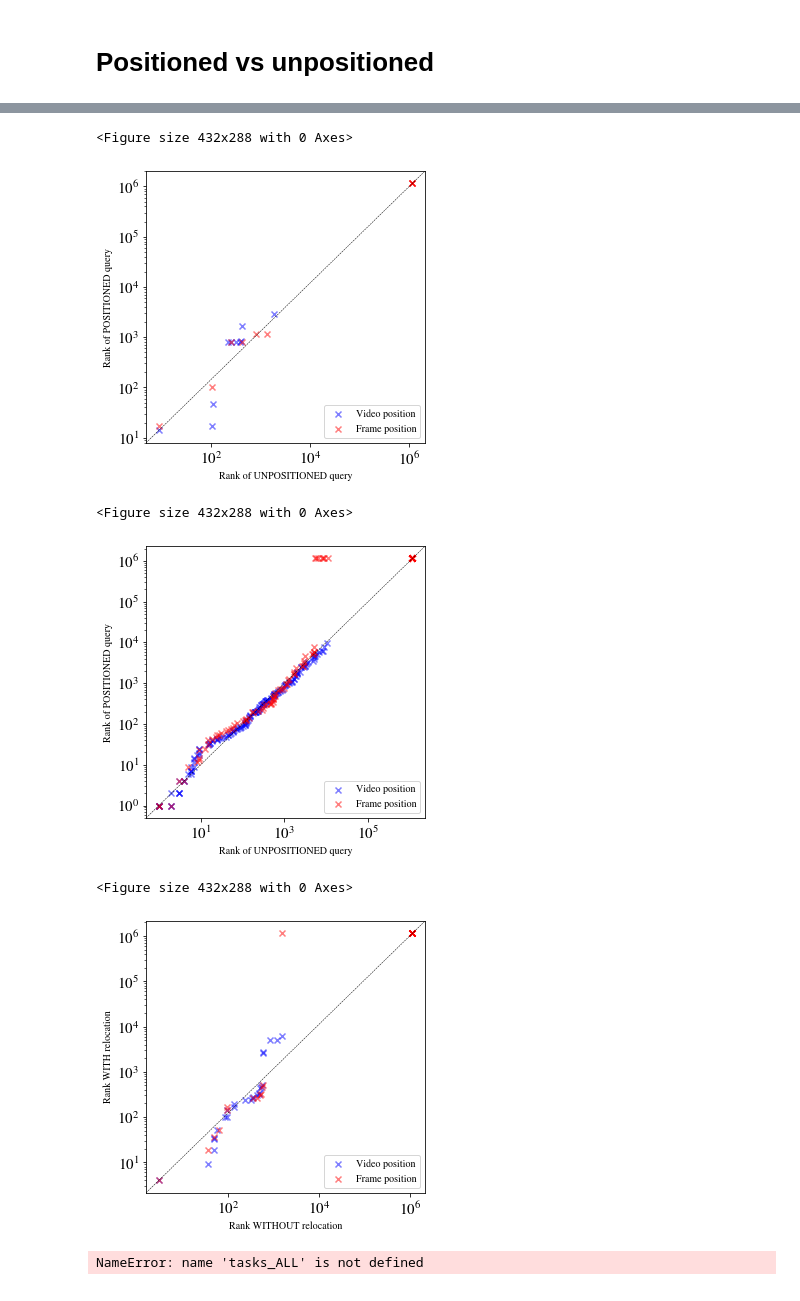
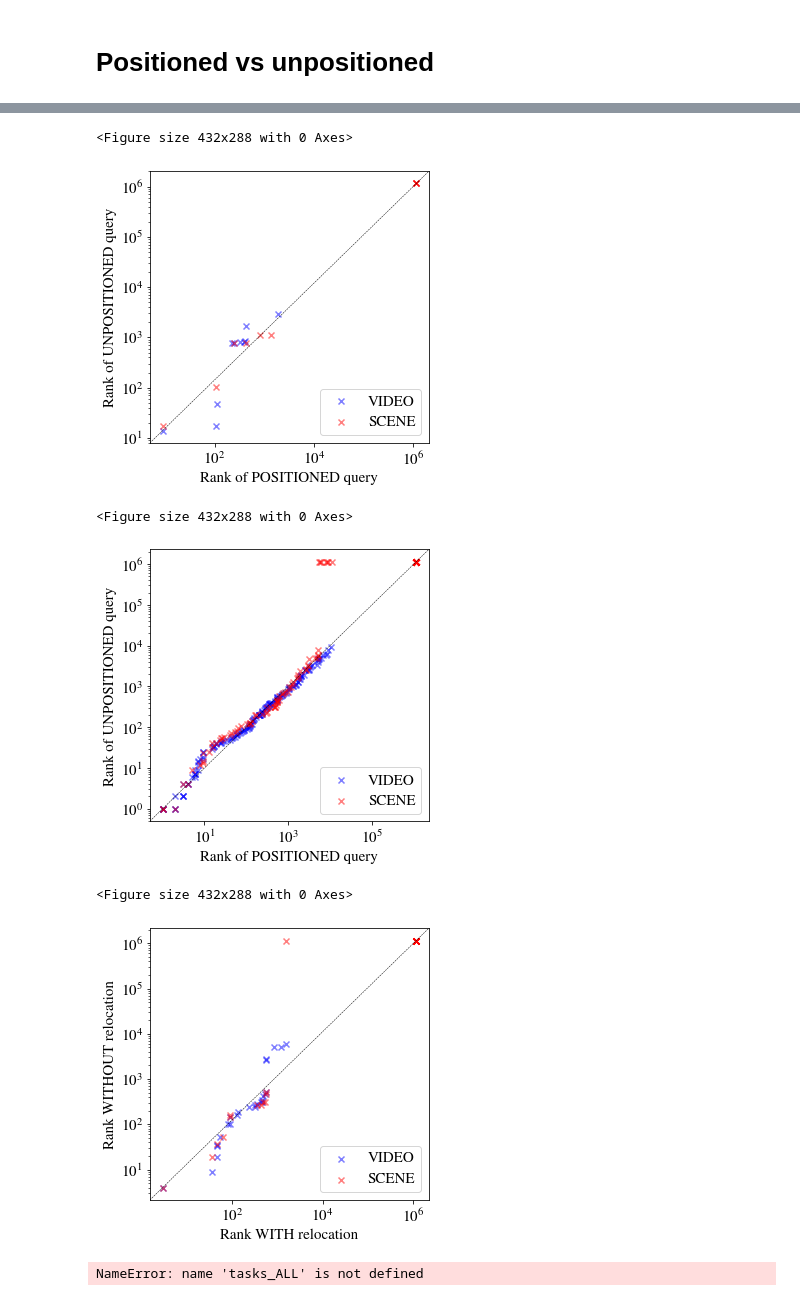
Before and after one commit to siret-junior/log-analyzer, a Jupyter notebook: process_stats.ipynb, the cells around one changed output, grey strips where cells are left out. Cells and saved outputs as stored; diff of their text form; code cells hidden in the pictures.

```diff
--- a/process_stats.ipynb
+++ b/process_stats.ipynb
@@ -129,8 +130,8 @@ def plot_cumul(file, label, title, legend_labels=["FRAME: Positioned", "FRAME: U
 # %%
 
 def plot_scatter(file, label, title,
-    legend_labels=["Video position", "Frame position"],
-    axes_labels=['Rank of UNPOSITIONED query', 'Rank of POSITIONED query']
+    legend_labels=["VIDEO", "SCENE"],
+    axes_labels=['Rank of POSITIONED query', 'Rank of UNPOSITIONED query']
     ):
 
     pos = []
@@ -169,21 +170,18 @@ def plot_scatter(file, label, title,
     plt.rcParams["mathtext.fontset"] = "stix"
     #ax.set_title(f"{title}", y=1.0, fontsize=20, loc='right')
     ax.yaxis.set_major_locator(MaxNLocator(integer=True))
-
     ax.xaxis.set_ticks_position('bottom')
 
-    # Set y axis range
-    #ax.set_ylim(0, len(ys_unpos_v) - 1)
-    #ax.set_xticks([10,100,1000,10000,100000,100000])
-    #ax.set_xticks([])
-    #ax.set_xlim(xmin=1, xmax=1000000)
     ax.tick_params(axis='x', labelsize=15)
     ax.tick_params(axis='y', labelsize=15)
 
     ax.set_xscale("log")
-    ax.set_xlabel(axes_labels[0])
+    ax.set_xlabel(axes_labels[0], fontsize=15)
     ax.set_yscale("log")
-    ax.set_ylabel(axes_labels[1])
+    ax.set_ylabel(axes_labels[1], fontsize=15)
+
+    #ax.set_xticks([10,100,1000,10000,100000,100000, 1000000])
+    #ax.set_yticks([10,100,1000,10000,100000,100000, 1000000])
 
     ax.plot([0, 1], [0, 1], transform=ax.transAxes, color='k', ls='--', lw="0.5")
 
@@ -197,7 +195,7 @@ def plot_scatter(file, label, title,
     #
     ax.scatter(xs_pos, xs_uppos, label=legend_labels[1], alpha=0.5, marker='x', c="r")
 
-    plt.legend(loc="lower right")
+    plt.legend(loc="lower right", fontsize=15)
 
     plt.savefig(os.path.join(config.out_dir("positioned"), label + "-scatter.pdf"))
     plt.show()
@@ -220,19 +218,19 @@ plot_cumul(file, "relocation", "Relocation queries", legend_labels=["FRAME: Relo
 # %%
 file = config.get_loc_dic("text-canvas")
 plot_scatter(file, "text-canvas", "Text canvas queries")
 
 file = config.get_loc_dic("bitmap-canvas")
 plot_scatter(file, "bitmap-canvas", "Bitmap canvas queries")
 
 file = config.get_loc_dic("relocation")
-plot_scatter(file, "relocation", "Relocation queries", axes_labels=["Rank WITHOUT relocation", "Rank WITH relocation"])
+plot_scatter(file, "relocation", "Relocation queries", axes_labels=["Rank WITH relocation", "Rank WITHOUT relocation"])
 # %% [output]
 <Figure size 432x288 with 0 Axes>
-[figure, old version]
+[figure, new version]
 <Figure size 432x288 with 0 Axes>
-[figure, old version]
+[figure, new version]
 <Figure size 432x288 with 0 Axes>
-[figure, old version]
+[figure, new version]
 # %%
 def get_time_to_heatmap_data():
     times = []
```
Also changed, not shown: parts of 2 cells of this notebook, 1 other file.
